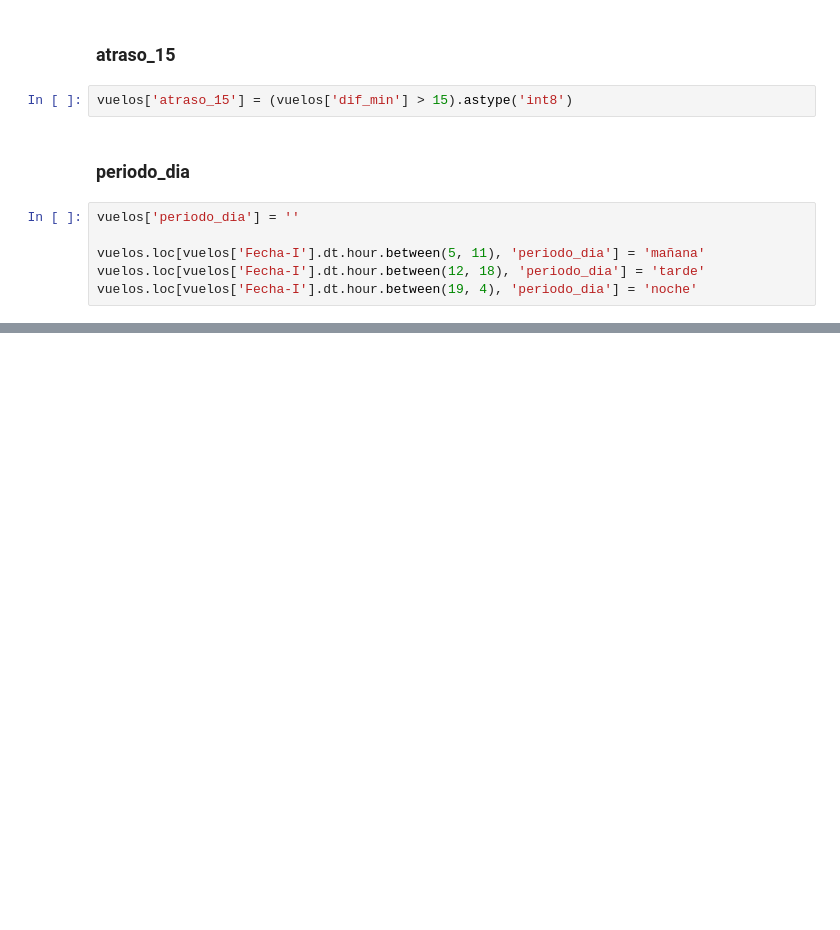
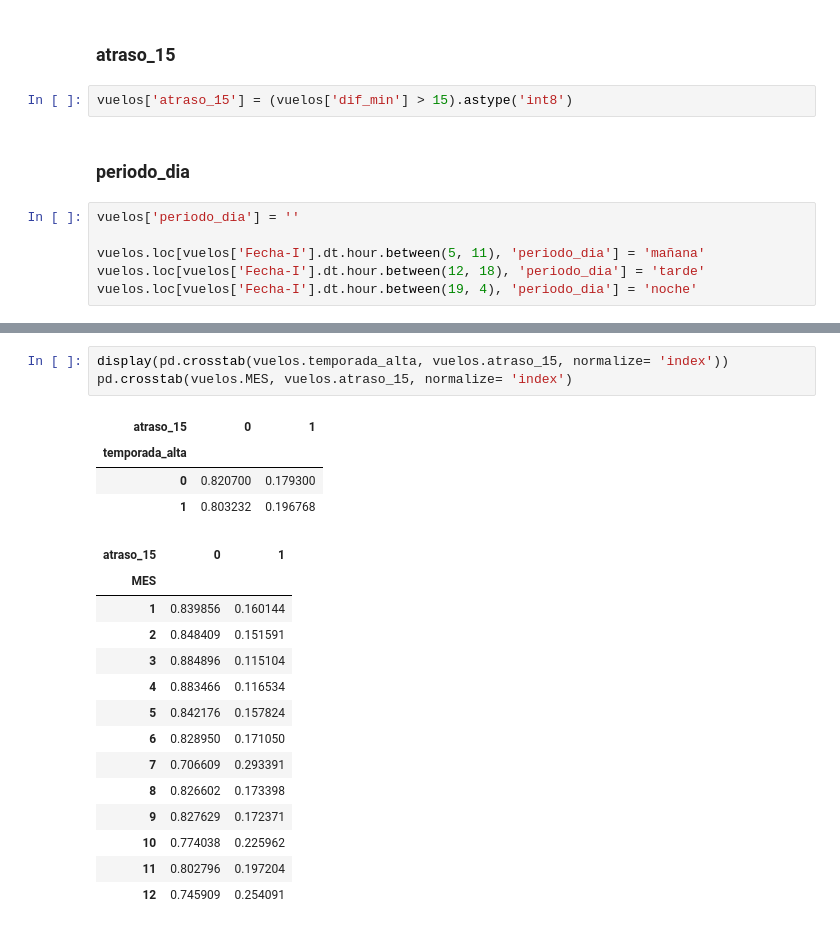
Before and after one commit to tomasaltilio/Latam, a Jupyter notebook: solution.ipynb, the cells around one changed output, grey strips where cells are left out. Cells and saved outputs as stored; diff of their text form; blank space fills up the shorter version.

```diff
--- a/solution.ipynb
+++ b/solution.ipynb
@@ -195,0 +253,22 @@ vuelos.loc[vuelos['Fecha-I'].dt.hour.between(19, 4), 'periodo_dia'] = 'noche'
+# %%
+display(pd.crosstab(vuelos.temporada_alta, vuelos.atraso_15, normalize= 'index'))
+pd.crosstab(vuelos.MES, vuelos.atraso_15, normalize= 'index')
+# %% [output]
+| atraso_15 | 0 | 1 |
+| temporada_alta |  |  |
+| 0 | 0.820700 | 0.179300 |
+| 1 | 0.803232 | 0.196768 |
+| atraso_15 | 0 | 1 |
+| MES |  |  |
+| 1 | 0.839856 | 0.160144 |
+| 2 | 0.848409 | 0.151591 |
+| 3 | 0.884896 | 0.115104 |
+| 4 | 0.883466 | 0.116534 |
+| 5 | 0.842176 | 0.157824 |
+| 6 | 0.828950 | 0.171050 |
+| 7 | 0.706609 | 0.293391 |
+| 8 | 0.826602 | 0.173398 |
+| 9 | 0.827629 | 0.172371 |
+| 10 | 0.774038 | 0.225962 |
+| 11 | 0.802796 | 0.197204 |
+| 12 | 0.745909 | 0.254091 |
```
Also changed, not shown: parts of 16 cells of this notebook.
